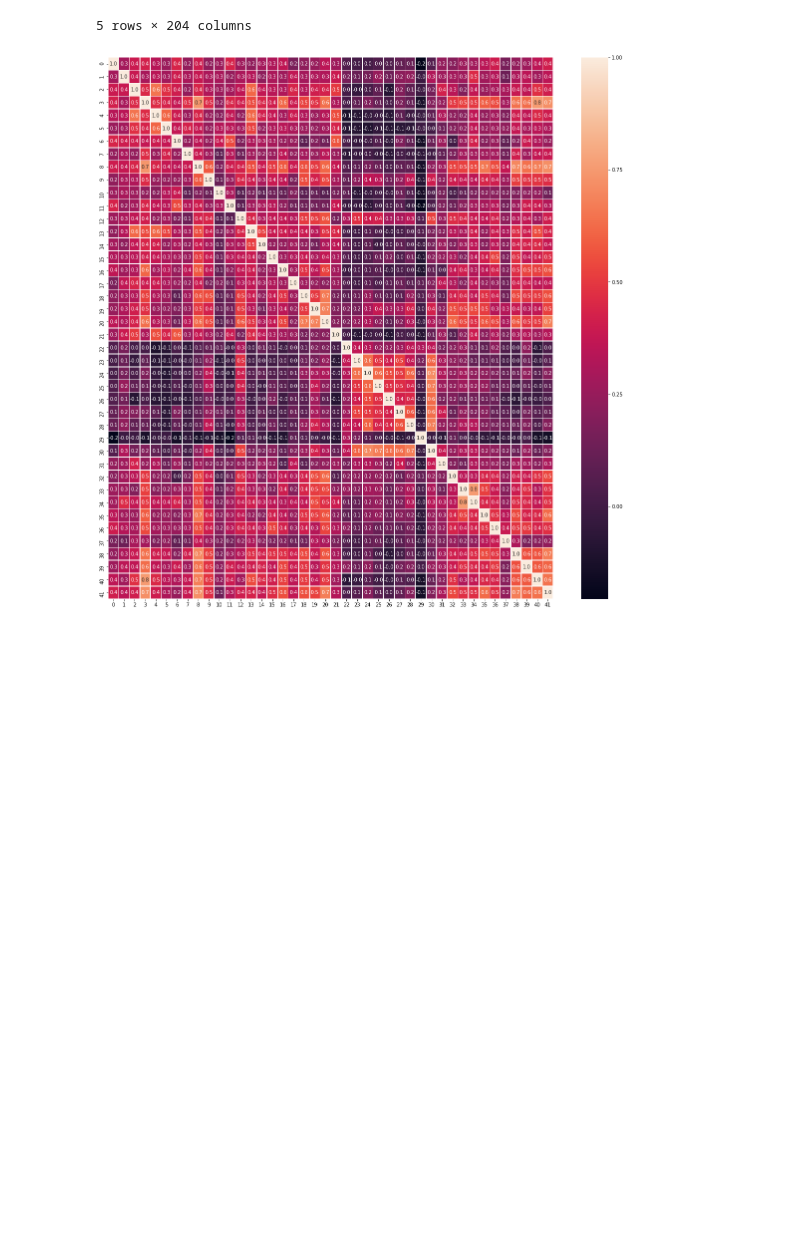
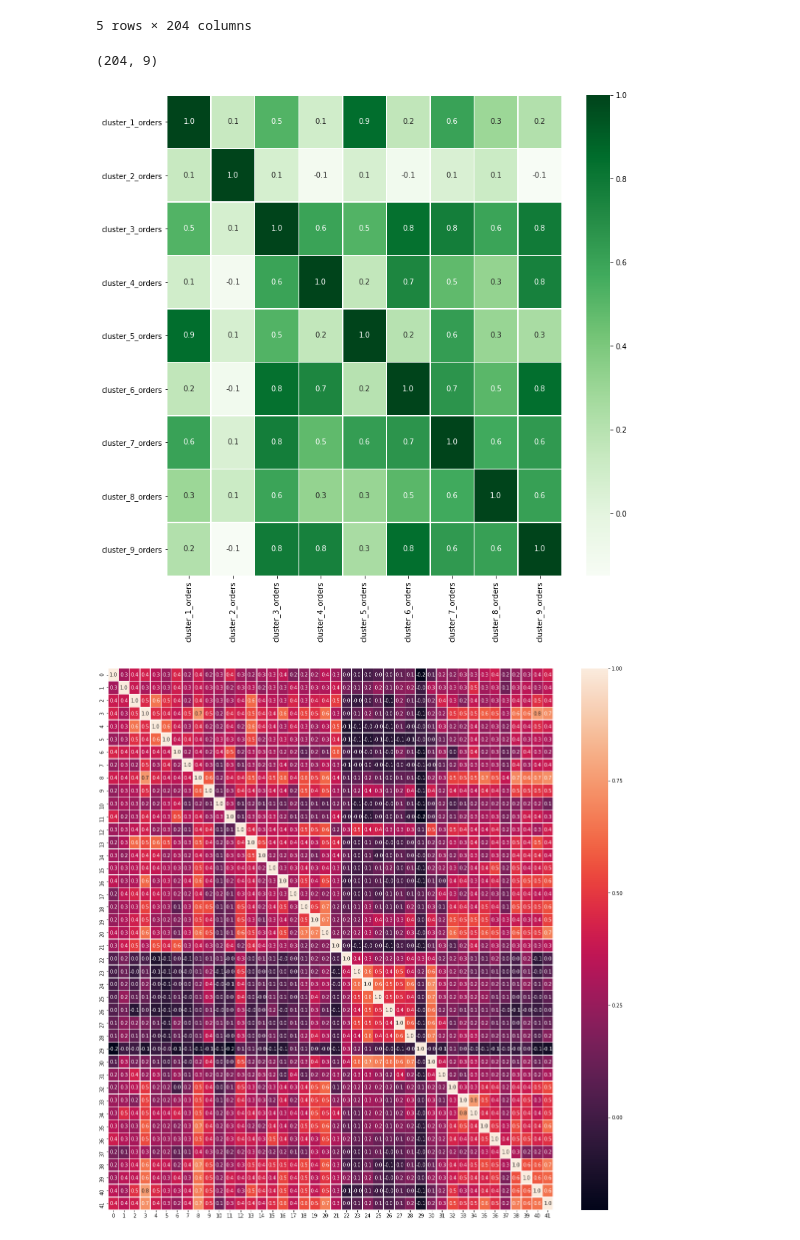
Before and after one commit to Angps1995/Spatial-Temporal-Models-for-delivery-demand-forecast, a Jupyter notebook: Models/baseline_model.ipynb, the cells around one changed output. Cells and saved outputs as stored; diff of their text form; code cells hidden in the pictures; blank space fills up the shorter version.

```diff
--- a/Models/baseline_model.ipynb
+++ b/Models/baseline_model.ipynb
@@ -19,6 +19,20 @@ df_atleast_50_cts.head()
 | 3 | 0 | 2 | 7 | 5 | 4 | 0 | 4 | 4 | 4 | 2 | ... | ... |
 | 4 | 0 | 0 | 1 | 6 | 0 | 0 | 1 | 3 | 3 | 1 | ... | ... |
 5 rows × 204 columns
+# %%
+cluster = pd.read_csv(data_dir + 'cluster_df.csv')
+cluster = cluster.iloc[:,1:]
+# %%
+cluster.shape
+# %% [output]
+(204, 9)
+# %%
+import seaborn as sns
+f,ax = plt.subplots(figsize=(12,12))
+sns.heatmap(cluster.corr(), annot=True, linewidths=0.5, fmt= '.1f',ax=ax,cmap="Greens")
+plt.savefig(image_dir + 'cluster_corr_heatmap.jpg')
+# %% [output]
+[figure, added]
 # %%
 import seaborn as sns
 f,ax = plt.subplots(figsize=(20,20))
```
Also changed, not shown: 15 other files.
